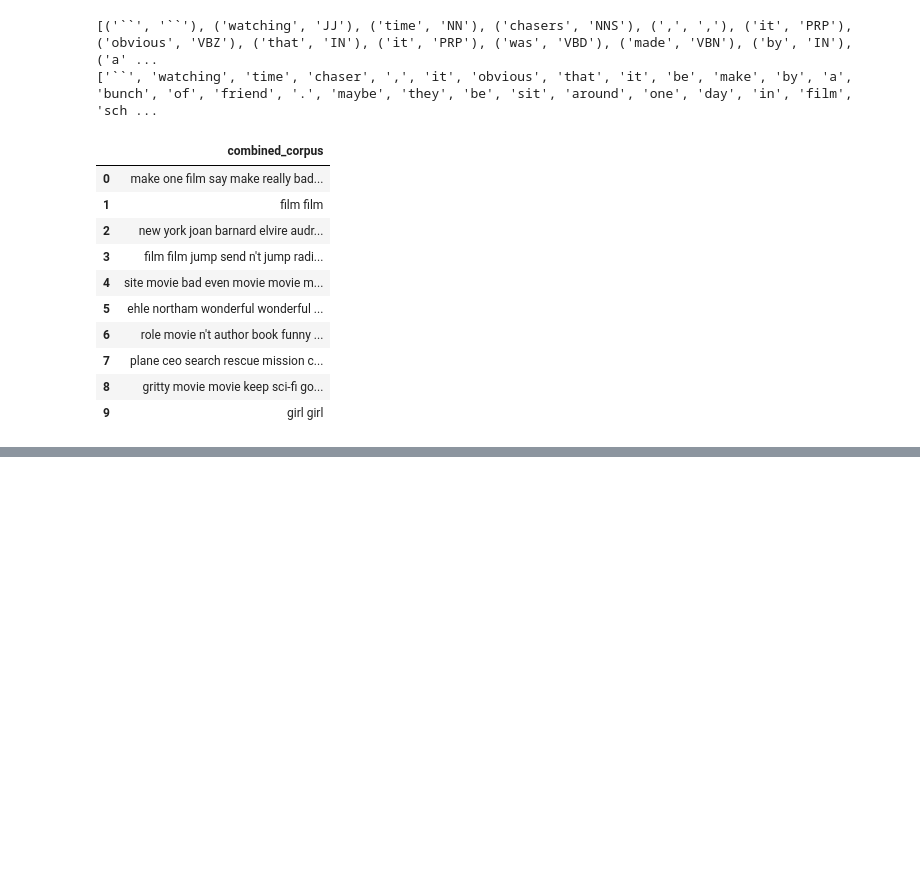
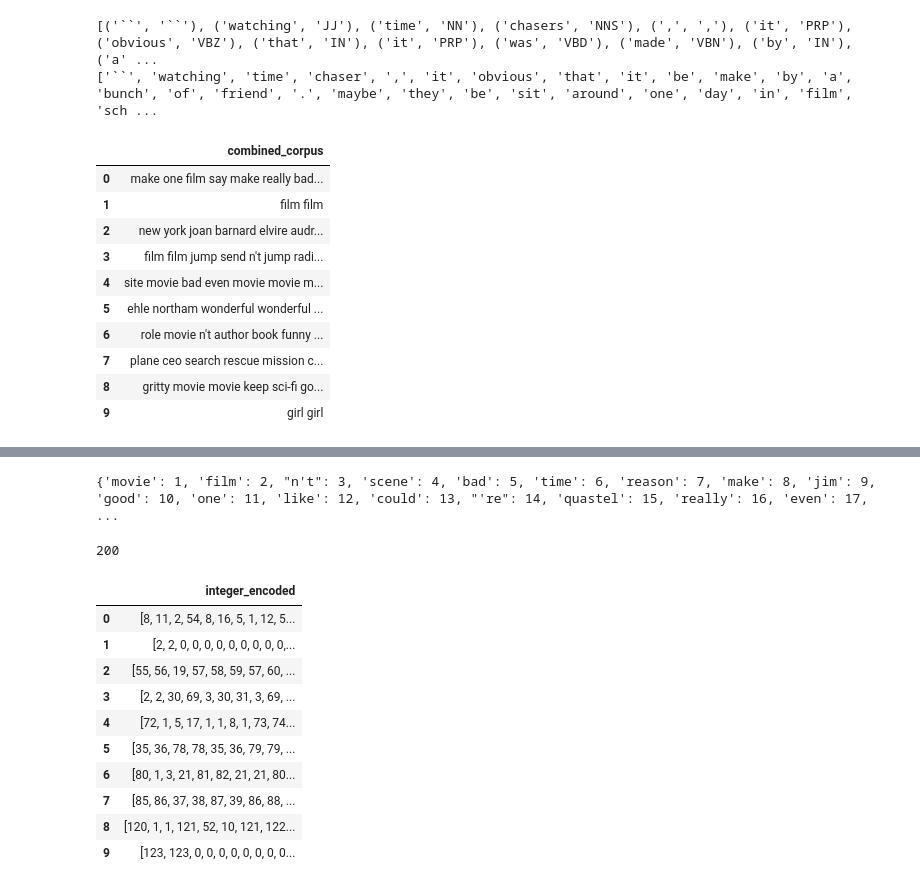
Before and after one commit to magnetclip/nlp, a Jupyter notebook: codeitnlp.ipynb, the cells around one changed output, grey strips where cells are left out. Saved outputs shown, nothing was run; the diff lists cells and outputs as text; code cells hidden in the pictures; blank space fills up the shorter version.

```diff
--- a/codeitnlp.ipynb
+++ b/codeitnlp.ipynb
@@ -109,5 +109,12 @@ def word_lemmatizer(pos_tagged_words):
 
 def combine(sentence):
     return ' '.join(sentence)
+
+def idx_encoder(tokens, word_to_idx):
+    encoded_idx = []
+    for token in tokens:
+        idx = word_to_idx[token]
+        encoded_idx.append(idx)
+    return encoded_idx
 # %% [output]
 [nltk_data] Downloading package punkt to /root/nltk_data...
@@ -598,0 +609,52 @@ print(tokens[5])
+# %%
+# 정수 인코딩 Integer Encoding; 텍스트를 숫자데이터로 변환하는 방법. 토큰화된 각 단어에 특정 정수를 매핑
+
+#tokens = df['cleaned_tokens'][4]
+tokens = sum(df['cleaned_tokens'], [])
+
+vocab = Counter(tokens)
+vocab = vocab.most_common()
+
+word_to_idx = {}
+i = 0
+
+for (word, frequency) in vocab:
+    i += 1  # 0은 아무 의미 없는 (무시되는) 정수를 위해 남겨두고, 1부터 시작
+    word_to_idx[word] = i
+
+print(word_to_idx)
+# %% [output]
+{'movie': 1, 'film': 2, "n't": 3, 'scene': 4, 'bad': 5, 'time': 6, 'reason': 7, 'make': 8, 'jim': 9, 'good': 10, 'one': 11, 'like': 12, 'could': 13, "'re": 14, 'quastel': 15, 'really': 16, 'even': 17, ...
+# %%
+def idx_encoder(tokens, word_to_idx):
+    encoded_idx = []
+    for token in tokens:
+        idx = word_to_idx[token]
+        encoded_idx.append(idx)
+    return encoded_idx
+
+df['integer_encoded'] = df['cleaned_tokens'].apply(lambda x: idx_encoder(x, word_to_idx))
+#print(df[['integer_encoded']])
+
+# padding to make a matrix with tokens x max_length
+max_len = max(len(item) for item in df['integer_encoded'])
+print(max_len)
+
+for tokens in df['integer_encoded']:
+    while len(tokens) < max_len:
+        tokens.append(0)
+
+df[['integer_encoded']]
+# %% [output]
+200
+|  | integer_encoded |
+| 0 | [8, 11, 2, 54, 8, 16, 5, 1, 12, 5... |
+| 1 | [2, 2, 0, 0, 0, 0, 0, 0, 0, 0, 0,... |
+| 2 | [55, 56, 19, 57, 58, 59, 57, 60, ... |
+| 3 | [2, 2, 30, 69, 3, 30, 31, 3, 69, ... |
+| 4 | [72, 1, 5, 17, 1, 1, 8, 1, 73, 74... |
+| 5 | [35, 36, 78, 78, 35, 36, 79, 79, ... |
+| 6 | [80, 1, 3, 21, 81, 82, 21, 21, 80... |
+| 7 | [85, 86, 37, 38, 87, 39, 86, 88, ... |
+| 8 | [120, 1, 1, 121, 52, 10, 121, 122... |
+| 9 | [123, 123, 0, 0, 0, 0, 0, 0, 0, 0... |
```
Also changed, not shown: parts of 3 cells of this notebook.
